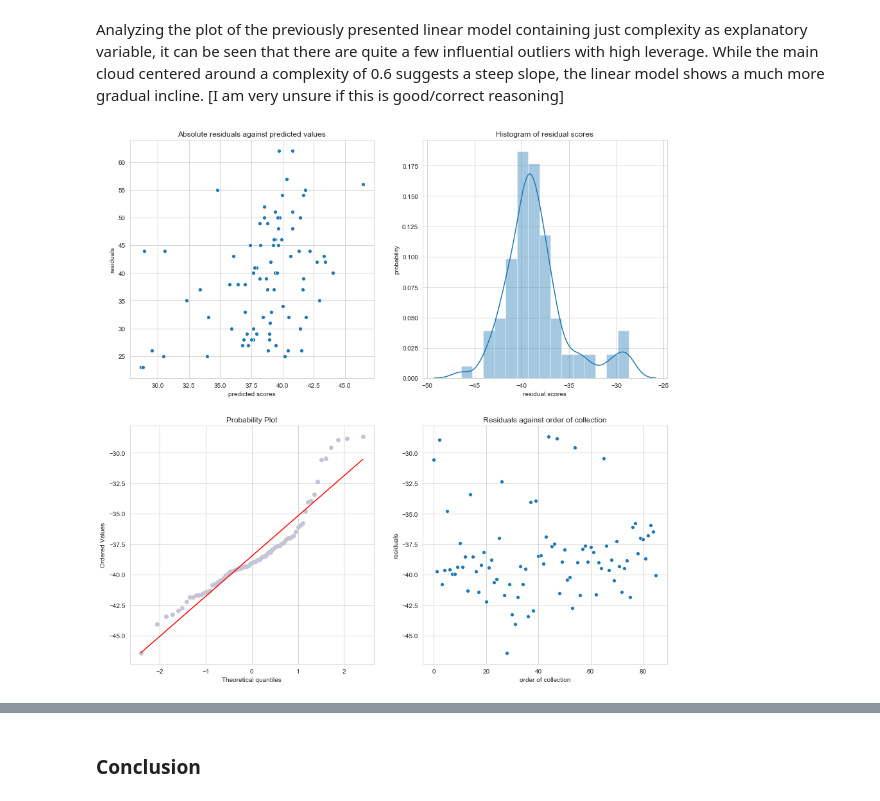
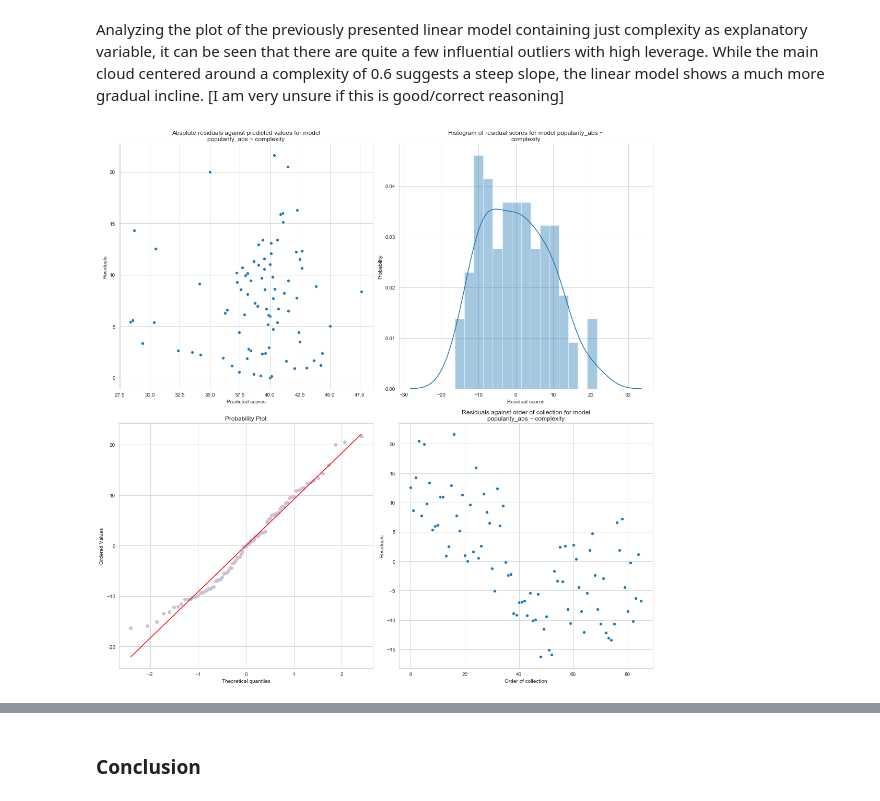
Before and after one commit to ChrisScarred/ITM_song_popularity, a Jupyter notebook: report.ipynb, the cells around one changed output, grey strips where cells are left out. Saved outputs shown, nothing was run; the diff lists cells and outputs as text; code cells hidden in the pictures.

```diff
--- a/report.ipynb
+++ b/report.ipynb
@@ -165,29 +220,7 @@ plt.show()
 # %% [markdown]
 Analyzing the plot of the previously presented linear model containing just complexity as explanatory variable, it can be seen that there are quite a few influential outliers with high leverage. While the main cloud centered around a complexity of 0.6 suggests a steep slope, the linear model shows a much more gradual incline.
 [I am very unsure if this is good/correct reasoning]
-# %%
-fig, axs = plt.subplots(2, 2, figsize=(15,15))
-
-#scatterplot of residuals against predicted scores
-sns.scatterplot(x = np.abs(residual_scores), y= itm_data['popularity_abs'], ax = axs[0,0]).set(
-    title = 'Absolute residuals against predicted values',
-    xlabel = 'predicted scores', ylabel = 'residuals')
-
-#Histogram of the residuals
-sns.distplot(residual_scores, bins = 15, ax = axs[0, 1]).set(
-    title = 'Histogram of residual scores',
-    xlabel = 'residual scores', ylabel = 'probability')
-
-# Probability/QQ plot
-scipy.stats.probplot(residual_scores, plot = axs[1, 0])
-axs[1, 0].get_lines()[0].set_markerfacecolor('#c5c5d6')
-axs[1, 0].get_lines()[0].set_markeredgecolor('#c5c5d6')
-
-#Scatterplot of residuals against order of collection
-sns.scatterplot(x = list(range(0, len(itm_data['popularity_abs']))), y = residual_scores, ax = axs[1,1]).set(
-    title = 'Residuals against order of collection',
-    xlabel = 'order of collection', ylabel = 'residuals')
-
-plt.show()
-# %% [output]
-[figure, removed]
+# %%
+print_stat_plots(model_abs_str, data)
+# %% [output]
+[figure, added]
```
Also changed, not shown: parts of 24 cells of this notebook, 10 other files.
